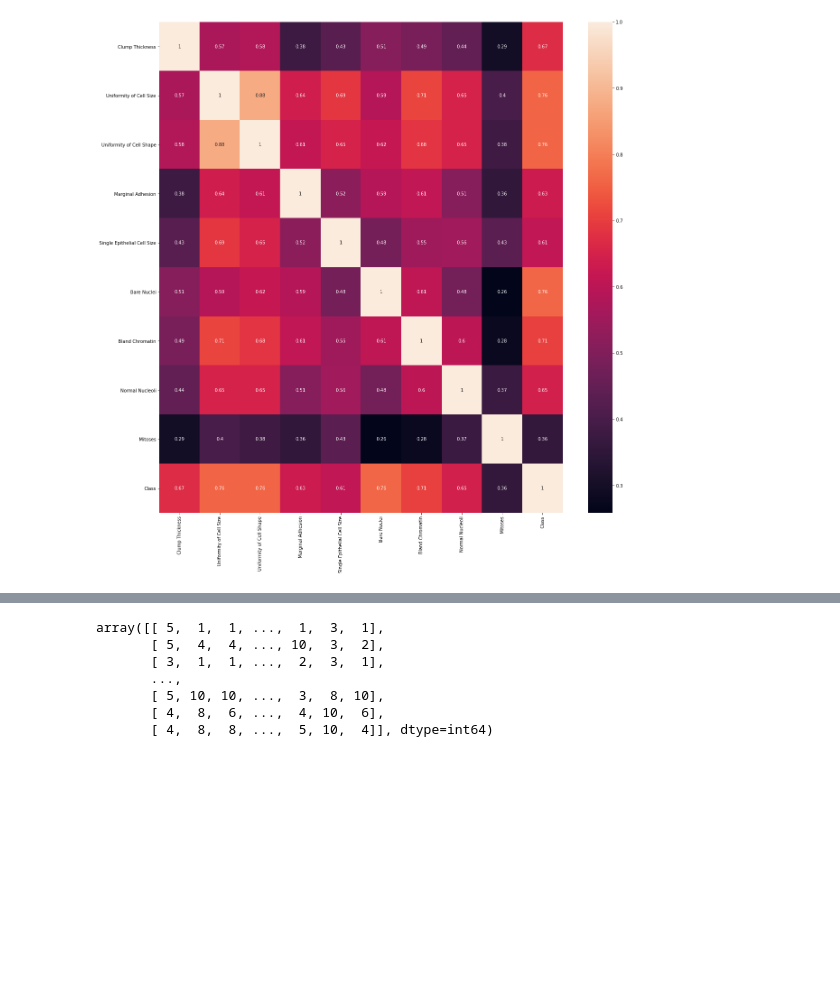
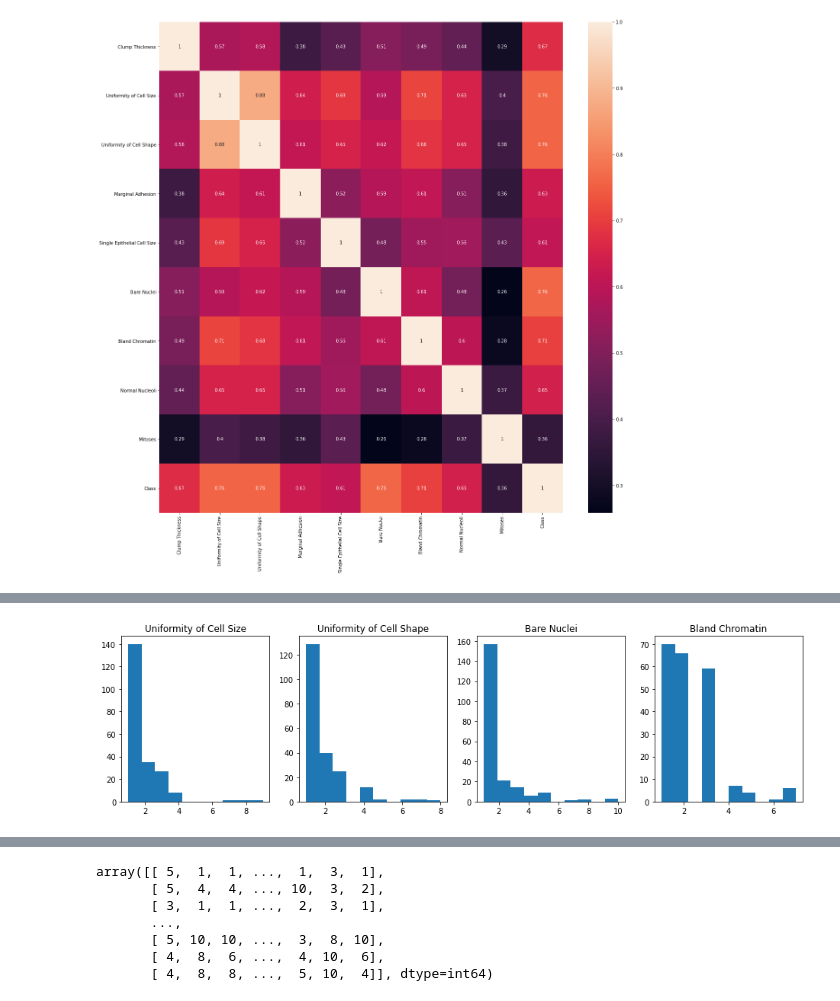
Before and after one commit to AMi-bot/Mikova_NS2021, a Jupyter notebook: mikova_ns2021.ipynb, the cells around one changed output, grey strips where cells are left out. Saved outputs shown, nothing was run; the diff lists cells and outputs as text; code cells hidden in the pictures; blank space fills up the shorter version.

```diff
--- a/mikova_ns2021.ipynb
+++ b/mikova_ns2021.ipynb
@@ -83,0 +121,23 @@ plt.show()
+# %%
+#vizualizacia relevantnych stlpcov pre "Class" == 2
+#teda pocty pacientok s nezhubnou rakovinou pre jednotlive hodnoty v danych stlpcoch - histogramy
+
+benign = dataset.loc[(dataset['Class'] == 0)]
+
+fig, ax = plt.subplots(1,4,figsize=(16, 4) )
+
+i = 0
+j = 0
+
+col = benign.columns[1:3]
+col = col.append(benign.columns[5:7])
+
+for c in col:
+    ax[i].hist(benign[c])
+    ax[i].set_title(c)
+    i = i + 1
+
+fig.subplots_adjust(hspace=1, wspace=0.2)
+plt.show()
+# %% [output]
+[figure, added]
```
Also changed, not shown: parts of 14 cells of this notebook.
